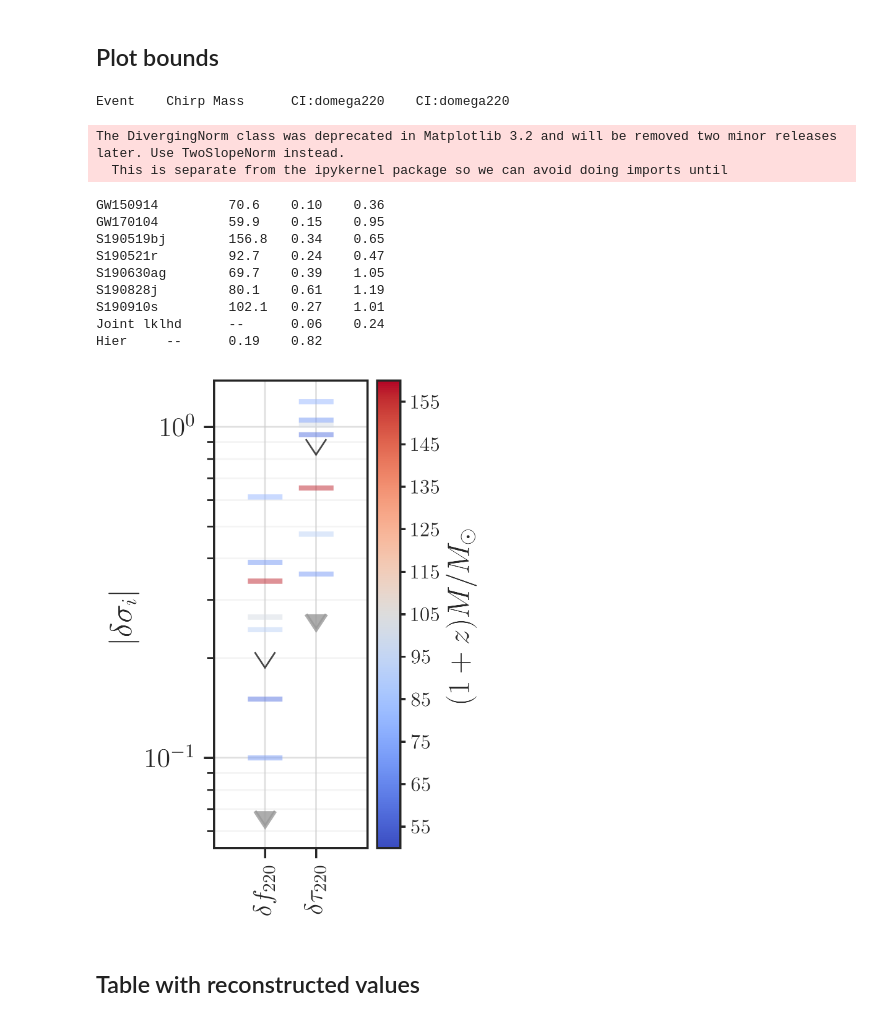
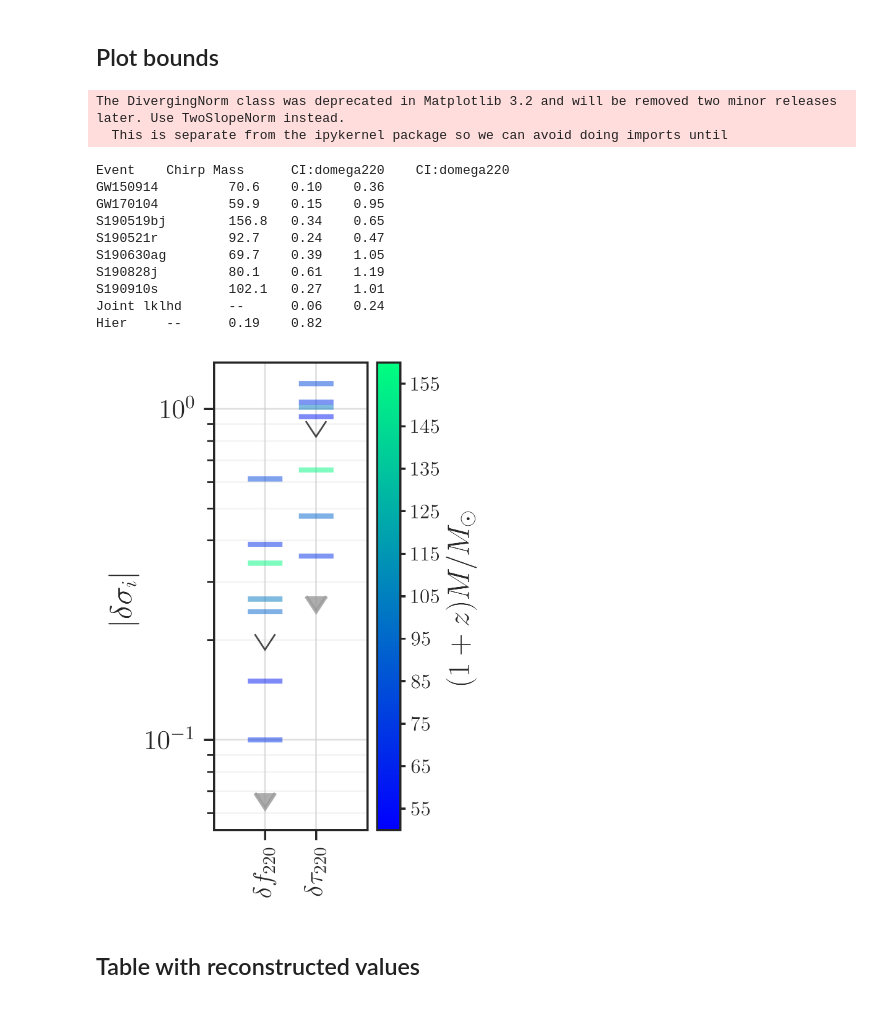
Before and after one commit to abhirup-ghosh/spinqnm, a Jupyter notebook: data/rin/plot_pseob_results_mit_O1O2.ipynb, the cells around one changed output. Drawn from its saved outputs; the diff is of its cells as text; code cells hidden in the pictures.

Commit message:
changed the color scheme slightly to make it grey-scale resistent; updated figures 7 and 8

```diff
--- a/data/rin/plot_pseob_results_mit_O1O2.ipynb
+++ b/data/rin/plot_pseob_results_mit_O1O2.ipynb
@@ -40,16 +40,16 @@ mtotal_dict = {"GW150914": 70.6,
 
 # Color for each event
 color_dict = {
-    "S190519bj": '#32a6a8',
-    "S190521r": '#32a6a8',
-    "S190630ag": '#32a6a8',
-    "S190828j": '#32a6a8',
-    "S190910s": '#32a6a8',
-    "GW150914": '#32a6a8',
-    "GW170104": '#32a6a8',
-    "GW170729": '#32a6a8'
+    "S190519bj": sns.color_palette("Set1", desat=0.7)[0],
+    "S190521r": sns.color_palette("Set1", desat=0.7)[0],
+    "S190630ag": sns.color_palette("Set1", desat=0.7)[0],
+    "S190828j": sns.color_palette("Set1", desat=0.7)[0],
+    "S190910s": sns.color_palette("Set1", desat=0.7)[0],
+    "GW150914": sns.color_palette("Set1", desat=0.7)[0],
+    "GW170104": sns.color_palette("Set1", desat=0.7)[0],
+    "GW170729": sns.color_palette("Set1", desat=0.7)[0]
 }
-alpha=0.3
+alpha = 0.2
 
 # Prior used for each event
 prior_dict = {
@@ -455,7 +326,7 @@ kwargs ={
     },
 }
 # %%
-cmap      = plt.cm.coolwarm
+cmap      = plt.cm.winter
 # norm      = matplotlib.colors.Normalize(vmin=(5.0), vmax=(45.0));
 norm      = matplotlib.colors.DivergingNorm(105.0, vmin=(50.0), vmax=(160.0));
 
@@ -493,46 +364,46 @@ print(f"Joint lklhd \t -- \t {domega220_comb_right - domega220_comb_left:.2f} \t
 # condifence intervals on hierarchical posteriors
 domega220_hier_left, domega220_hier_right = utils.get_sym_interval_from_pdf(df_220_hier_pdf, df_220_hier_pts, p=0.9, normalize=True)
 dtau220_hier_left, dtau220_hier_right = utils.get_sym_interval_from_pdf(dtau_220_hier_pdf, dtau_220_hier_pts, p=0.9, normalize=True)
 ax.semilogy(0, domega220_hier_right - domega220_hier_left, **kwargs['GWTC-2 (SEOB)'], label="hierarchically\ncombined" )
 ax.semilogy(1, dtau220_hier_right - dtau220_hier_left, **kwargs['GWTC-2 (SEOB)'])
 
 print(f"Hier \t -- \t {domega220_hier_right - domega220_hier_left:.2f} \t {dtau220_hier_right - dtau220_hier_left:.2f}")
 
 ax.set_xticks(np.arange(len(params)))
 ax.set_xticklabels([r"$\delta f_{220}$",r"$\delta \tau_{220}$"], fontsize=15, rotation=90)
 ax.tick_params(axis='y', labelsize=16)
 ax.set_ylabel("$|\delta \sigma_i|$")
 # grid
 ax.grid(which='major',axis='both', b=True, linestyle='-',alpha=0.6)
 ax.grid(which='minor',b=True, linestyle='-',alpha=0.2)
 
 # Set x- and y-limits
 ax.set_xlim(-1.0, 2.0)
 
 # add colorbar
 sm   = plt.cm.ScalarMappable(cmap=cmap, norm=norm)
 sm.set_array([])
 cbar = plt.colorbar(sm, ticks=np.linspace(55, 165, 12))
 cbar.ax.set_yticklabels(cbar.ax.get_yticklabels(), fontsize=12)
 cbar.ax.tick_params('y', length=3, which='major')
 cbar.set_label(r'$ (1 + z) M / M_{\odot}$', fontsize=18, labelpad=2.5)
 
 plt.savefig("../../papers/intro_paper/figures/rin_all_events_bounds.pdf", bbox_inches="tight")
 plt.savefig("../../papers/intro_paper/figures/rin_all_events_bounds.png", bbox_inches="tight")
 # %% [output]
-Event    Chirp Mass      CI:domega220    CI:domega220
+The DivergingNorm class was deprecated in Matplotlib 3.2 and will be removed two minor releases later. Use TwoSlopeNorm instead.
+  This is separate from the ipykernel package so we can avoid doing imports until
-The DivergingNorm class was deprecated in Matplotlib 3.2 and will be removed two minor releases later. Use TwoSlopeNorm instead.
-  This is separate from the ipykernel package so we can avoid doing imports until
+Event    Chirp Mass      CI:domega220    CI:domega220
+GW150914         70.6    0.10    0.36
+GW170104         59.9    0.15    0.95
+S190519bj        156.8   0.34    0.65
+S190521r         92.7    0.24    0.47
+S190630ag        69.7    0.39    1.05
+S190828j         80.1    0.61    1.19
+S190910s         102.1   0.27    1.01
+Joint lklhd      --      0.06    0.24
+Hier     --      0.19    0.82
-GW150914         70.6    0.10    0.36
-GW170104         59.9    0.15    0.95
-S190519bj        156.8   0.34    0.65
-S190521r         92.7    0.24    0.47
-S190630ag        69.7    0.39    1.05
-S190828j         80.1    0.61    1.19
-S190910s         102.1   0.27    1.01
-Joint lklhd      --      0.06    0.24
-Hier     --      0.19    0.82
-[figure, old version]
+[figure, new version]
 # %% [markdown]
 ## Table with reconstructed values
 # %%
```
Also changed, not shown: parts of 3 cells of this notebook, 51 other files.
